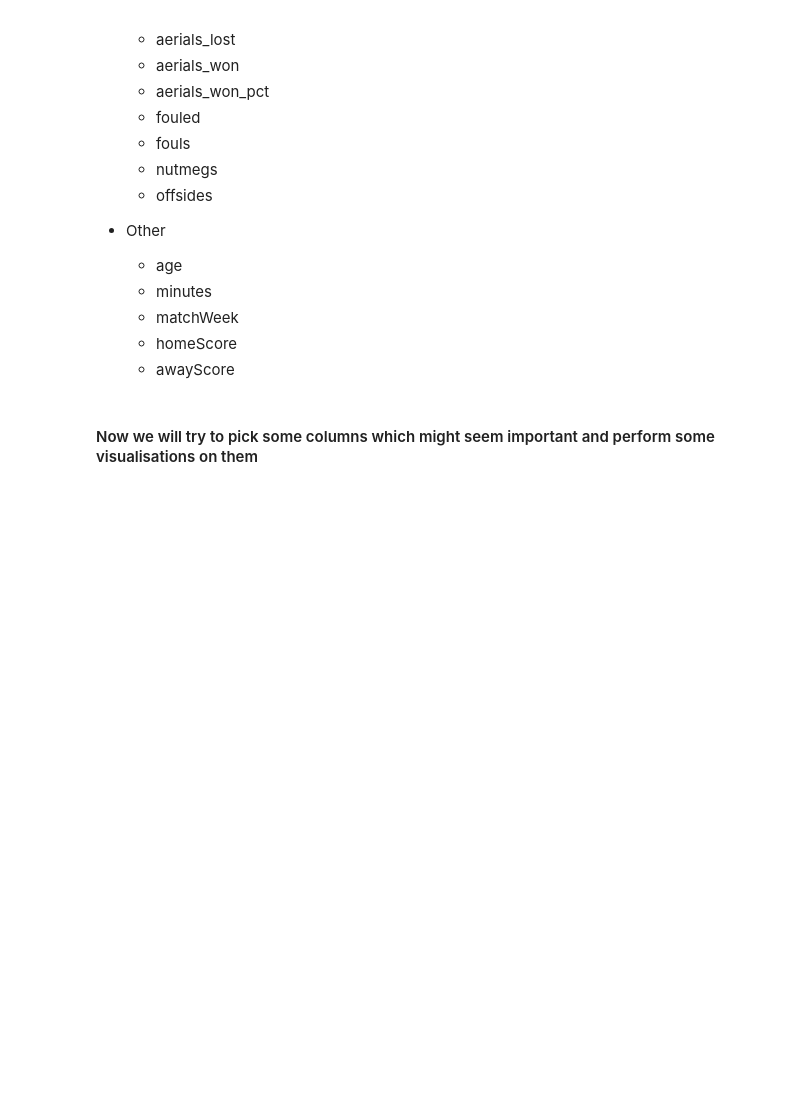
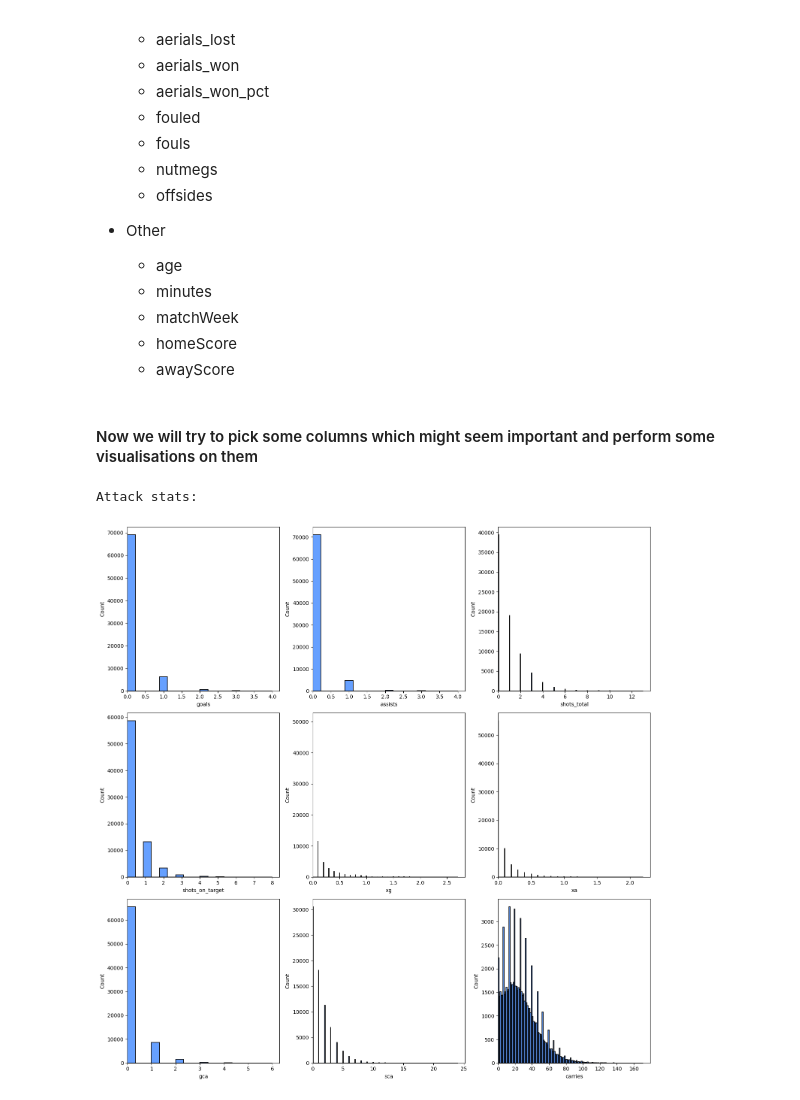
Before and after one commit to tomaszzywicki/Soccer-matches-data-analysis, a Jupyter notebook: code/EDA.ipynb, the cells around one changed output. Saved outputs shown, nothing was run; the diff lists cells and outputs as text; code cells hidden in the pictures; blank space fills up the shorter version.

Commit message:
add function to draw histograms (requires improvement)

```diff
--- a/code/EDA.ipynb
+++ b/code/EDA.ipynb
@@ -233,0 +248,23 @@ important_cols = [
+# %%
+import numpy as np
+
+# TODO Trzeba tu zrobić jakos lepsze biny bo teraz to chujowo wygląda
+
+def plot_hist_subplots(df, columns, rows, cols, figsize=(15, 15), include_zero=True):
+    fig, axs = plt.subplots(rows, cols, figsize=figsize)
+    axs = axs.flatten()
+    for i, col in enumerate(columns):
+        if not include_zero:
+            df = df.loc[df[col] != 0]
+        min_value = int(df[col].min())
+        max_value = int(df[col].max())
+        # Sprawdź, czy kolumna zawiera tylko wartości całkowite
+        plot = sns.histplot(df[col], ax=axs[i], color='#3381ff', edgecolor='black', linewidth=1.2)
+        plot.set_xlim(left=min_value)
+    plt.tight_layout()
+# %%
+print("Attack stats:")
+plot_hist_subplots(df_home, important_cols[0][1], 3, 3, (15,15), True)
+# %% [output]
+Attack stats:
+[figure, added]
```
Also changed, not shown: parts of 2 cells of this notebook.
